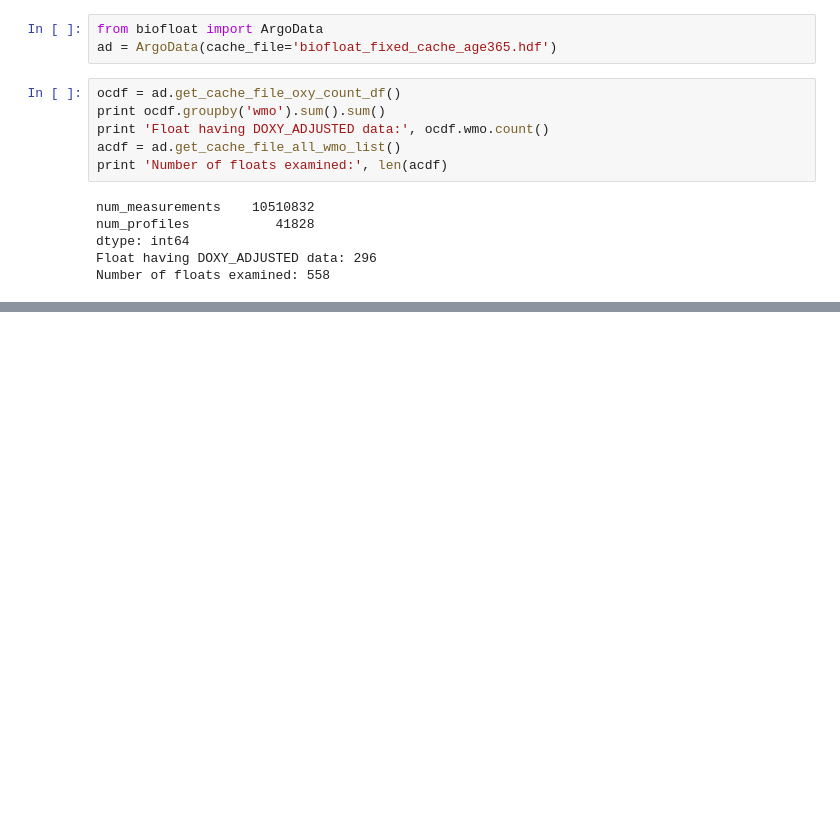
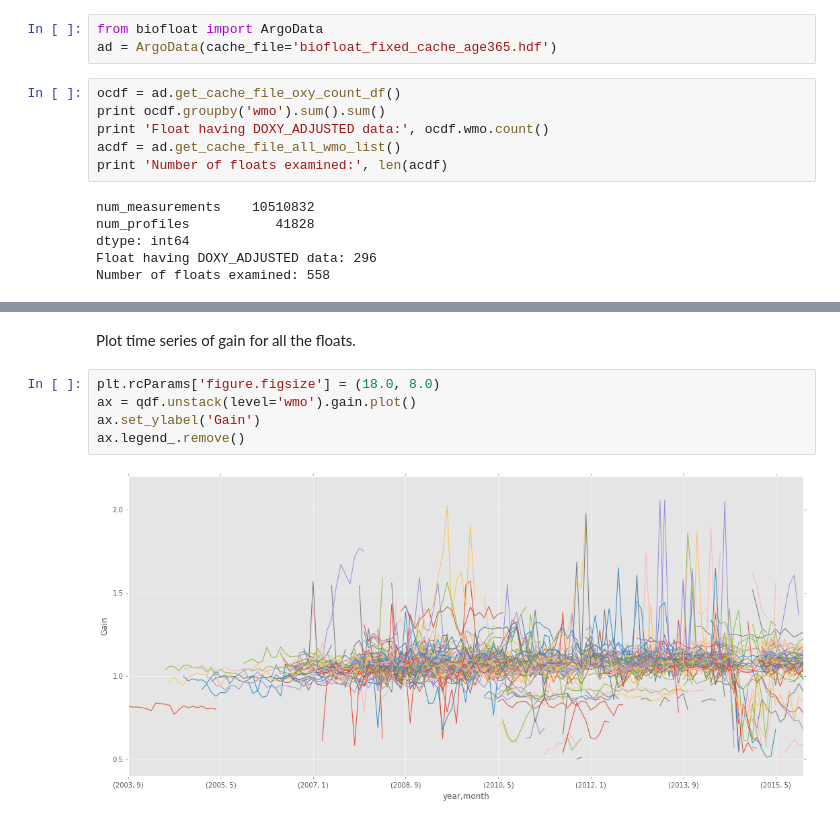
Before and after one commit to biofloat/biofloat, a Jupyter notebook: notebooks/calibrate_all_oxygen_floats.ipynb, the cells around one changed output, grey strips where cells are left out. Saved outputs shown, nothing was run; the diff lists cells and outputs as text; blank space fills up the shorter version.

```diff
--- a/notebooks/calibrate_all_oxygen_floats.ipynb
+++ b/notebooks/calibrate_all_oxygen_floats.ipynb
@@ -79,0 +94,9 @@ plt.suptitle('Float(s) ' + ' '.join(wmo_list) + ' from ' + time_range)
+# %% [markdown]
+Plot time series of gain for all the floats.
+# %%
+plt.rcParams['figure.figsize'] = (18.0, 8.0)
+ax = qdf.unstack(level='wmo').gain.plot()
+ax.set_ylabel('Gain')
+ax.legend_.remove()
+# %% [output]
+[figure, added]
```
Also changed, not shown: parts of 13 cells of this notebook.
